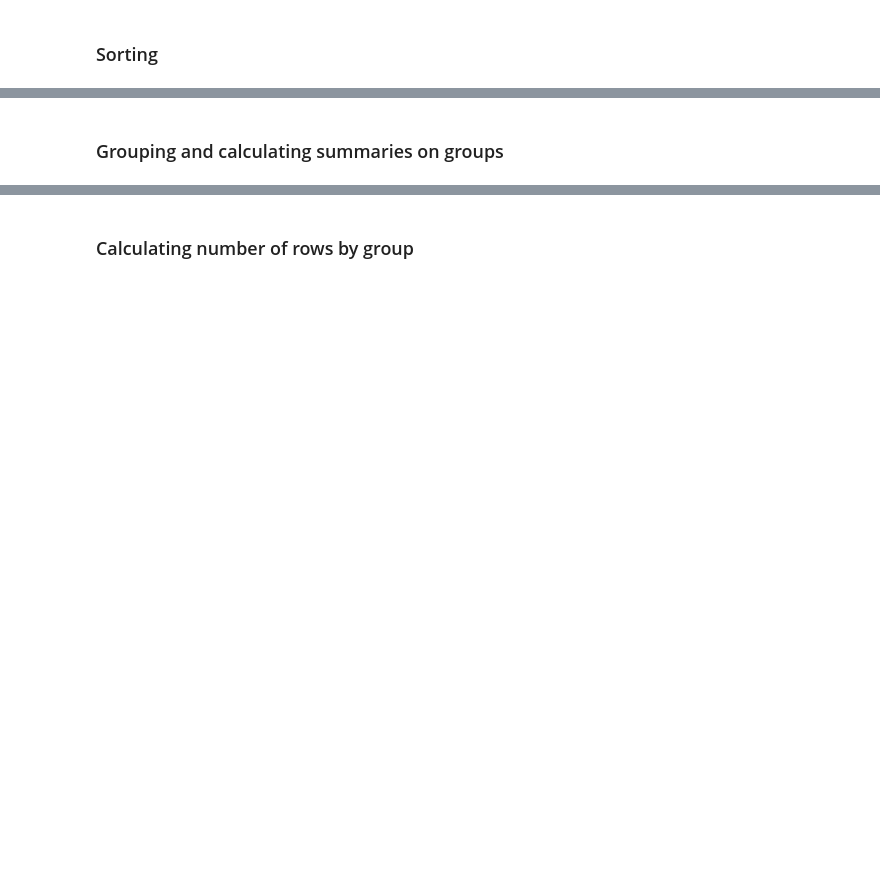
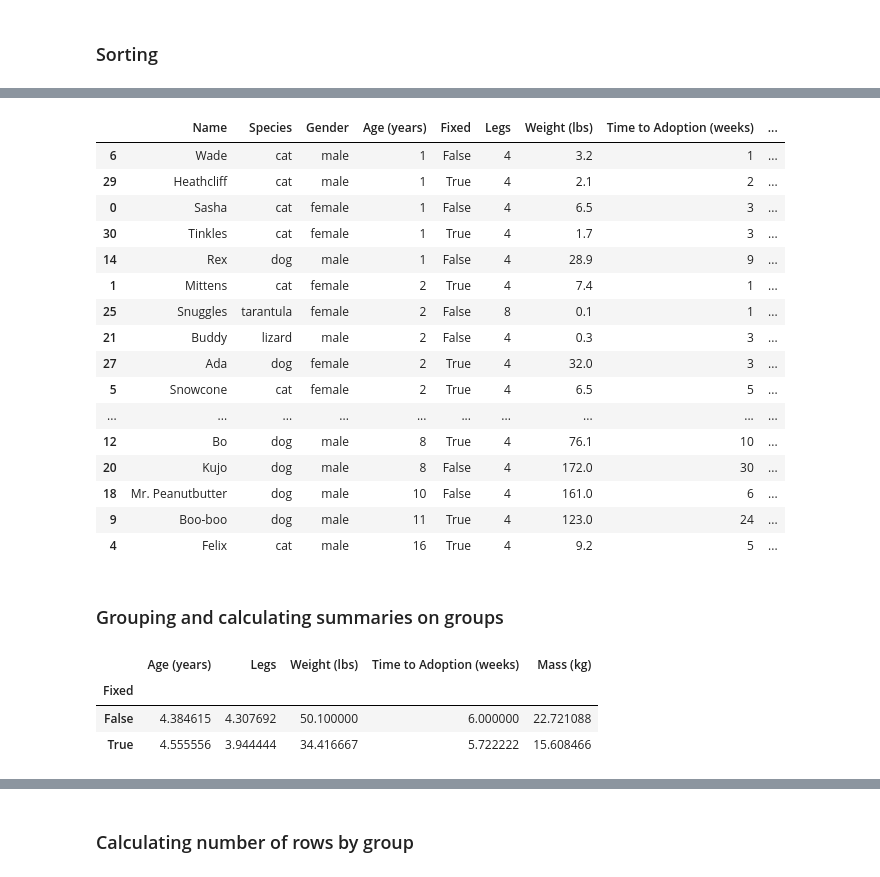
Before and after one commit to callysto/hackathon, a Jupyter notebook: Prep_materials/Python and pandas basics.ipynb, the cells around one changed output, grey strips where cells are left out. Cells and saved outputs as stored; diff of their text form; code cells hidden in the pictures; blank space fills up the shorter version.

```diff
--- a/Prep_materials/Python and pandas basics.ipynb
+++ b/Prep_materials/Python and pandas basics.ipynb
@@ -149,14 +234,37 @@ titanic.sort_values("pclass", ascending=True)
 # %%
-#sort by two columns - first by pclass and then by age
-titanic.sort_values(["pclass","age"])
+#sort by two columns - first by age and then by time to adoption
+pets.sort_values(["Age (years)","Time to Adoption (weeks)"])
+# %% [output]
+|  | Name | Species | Gender | Age (years) | Fixed | Legs | Weight (lbs) | Time to Adoption (weeks) | ... |
+| 6 | Wade | cat | male | 1 | False | 4 | 3.2 | 1 | ... |
+| 29 | Heathcliff | cat | male | 1 | True | 4 | 2.1 | 2 | ... |
+| 0 | Sasha | cat | female | 1 | False | 4 | 6.5 | 3 | ... |
+| 30 | Tinkles | cat | female | 1 | True | 4 | 1.7 | 3 | ... |
+| 14 | Rex | dog | male | 1 | False | 4 | 28.9 | 9 | ... |
+| 1 | Mittens | cat | female | 2 | True | 4 | 7.4 | 1 | ... |
+| 25 | Snuggles | tarantula | female | 2 | False | 8 | 0.1 | 1 | ... |
+| 21 | Buddy | lizard | male | 2 | False | 4 | 0.3 | 3 | ... |
+| 27 | Ada | dog | female | 2 | True | 4 | 32.0 | 3 | ... |
+| 5 | Snowcone | cat | female | 2 | True | 4 | 6.5 | 5 | ... |
+| ... | ... | ... | ... | ... | ... | ... | ... | ... | ... |
+| 12 | Bo | dog | male | 8 | True | 4 | 76.1 | 10 | ... |
+| 20 | Kujo | dog | male | 8 | False | 4 | 172.0 | 30 | ... |
+| 18 | Mr. Peanutbutter | dog | male | 10 | False | 4 | 161.0 | 6 | ... |
+| 9 | Boo-boo | dog | male | 11 | True | 4 | 123.0 | 24 | ... |
+| 4 | Felix | cat | male | 16 | True | 4 | 9.2 | 5 | ... |
 # %% [markdown]
 ### Grouping and calculating summaries on groups
 # %%
-#split data into groups based on all unique values in "survived" column
-#first group is survived(1), second groups is not survived(0)
+#split data into groups based on all unique values in "Fixed" column
+#first group is fixed (1), second groups is not fixed (0)
 
-#calculate average(mean) for every column for both groups
-titanic.groupby("survived").mean()
+#calculate average (mean) for every column for both groups
+pets.groupby("Fixed").mean()
+# %% [output]
+|  | Age (years) | Legs | Weight (lbs) | Time to Adoption (weeks) | Mass (kg) |
+| Fixed |  |  |  |  |  |
+| False | 4.384615 | 4.307692 | 50.100000 | 6.000000 | 22.721088 |
+| True | 4.555556 | 3.944444 | 34.416667 | 5.722222 | 15.608466 |
 # %%
 #another operations you can do on groups are
 # min(), max(),  sum()
```
Also changed, not shown: parts of 22 cells of this notebook.
